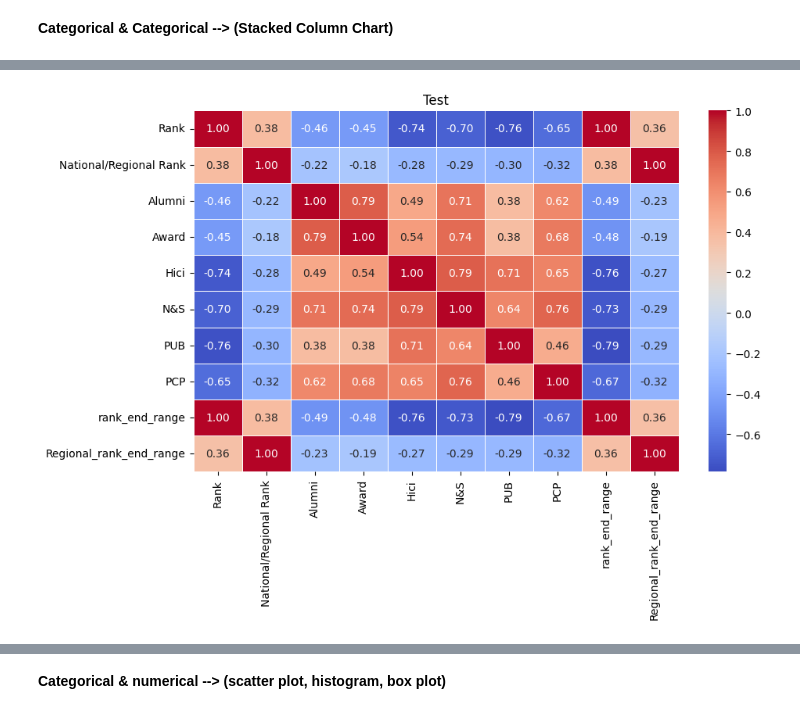
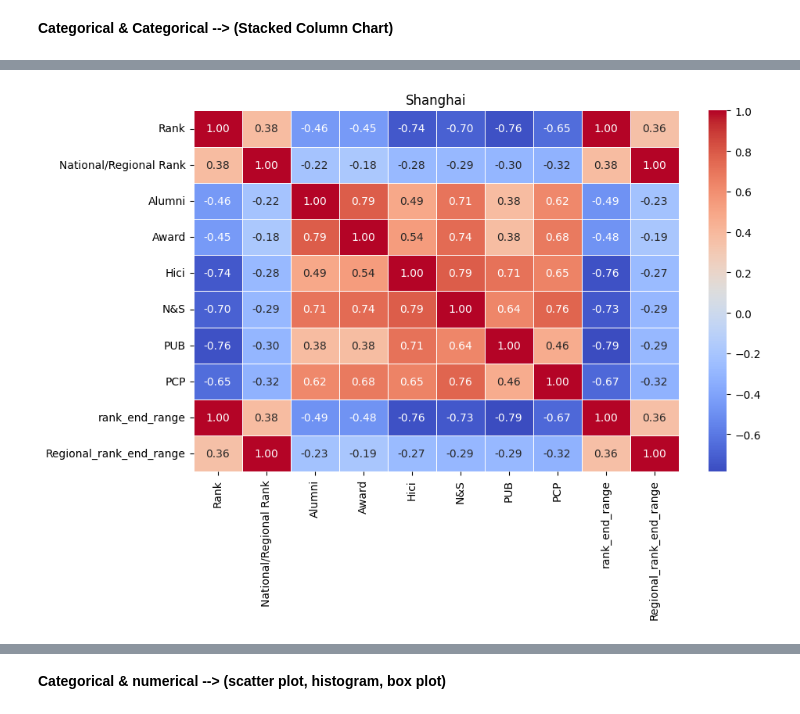
Before and after one commit to ahmadalharbi21/World-University-Ranks, a Jupyter notebook: EDA explain template.ipynb, the cells around one changed output, grey strips where cells are left out. Cells and saved outputs as stored; diff of their text form; code cells hidden in the pictures.

```diff
--- a/EDA explain template.ipynb
+++ b/EDA explain template.ipynb
@@ -1830,10 +1830,9 @@ corr_matrix
 | rank_end_range | 0.996718 | 0.382483 | -0.485890 | -0.481998 | -0.763828 | -0.733082 | -0.785228 | -0.673330 | 1.000000 | ... |
 | Regional_rank_end_range | 0.355351 | 0.996106 | -0.225790 | -0.194934 | -0.273203 | -0.291503 | -0.286599 | -0.324209 | 0.360628 | ... |
 # %%
-numeric_df = df.select_dtypes(include=[np.number])
 plt.figure(figsize=(10, 6))
 sns.heatmap(corr_matrix, annot=True, fmt=".2f", cmap="coolwarm", linewidths=0.5)
-plt.title("Test")
+plt.title("Shanghai")
 plt.show()
 # %% [output]
-[figure, old version]
+[figure, new version]
```
Also changed, not shown: parts of 29 cells of this notebook.
